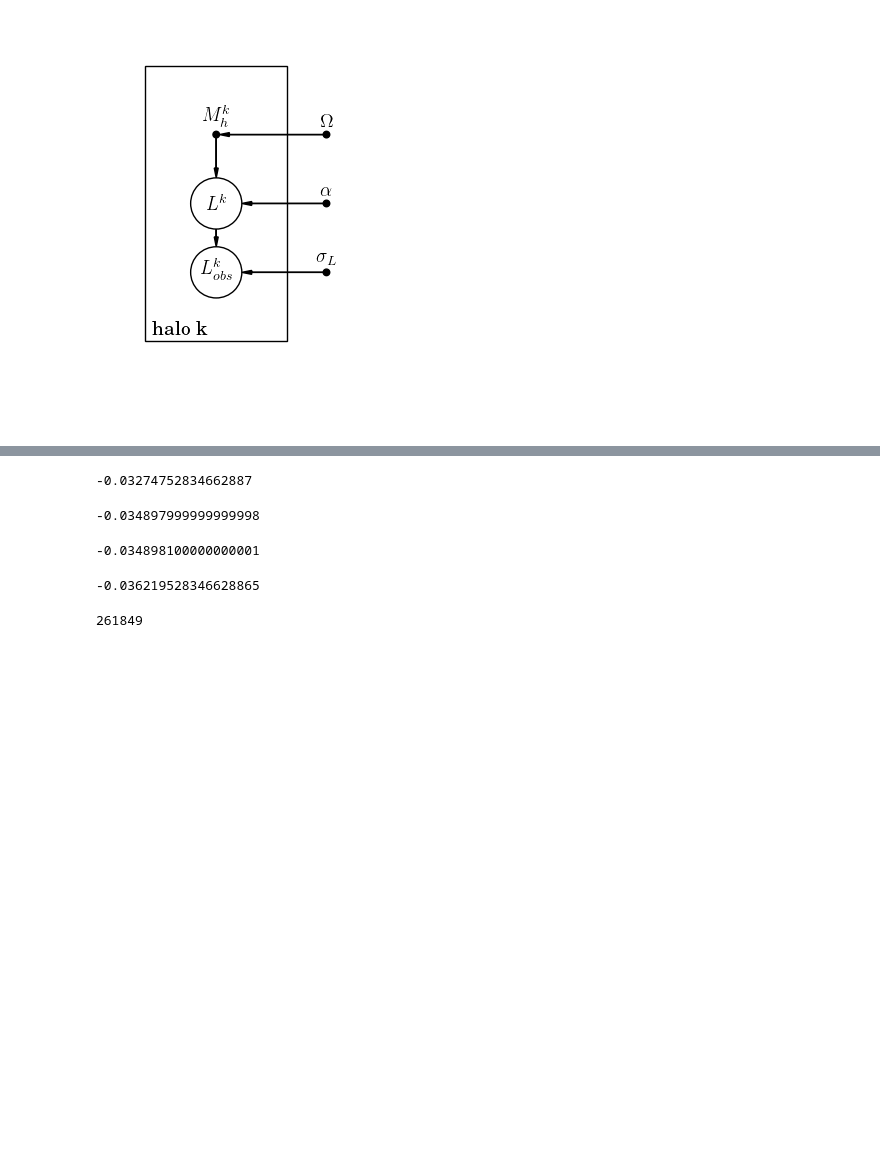
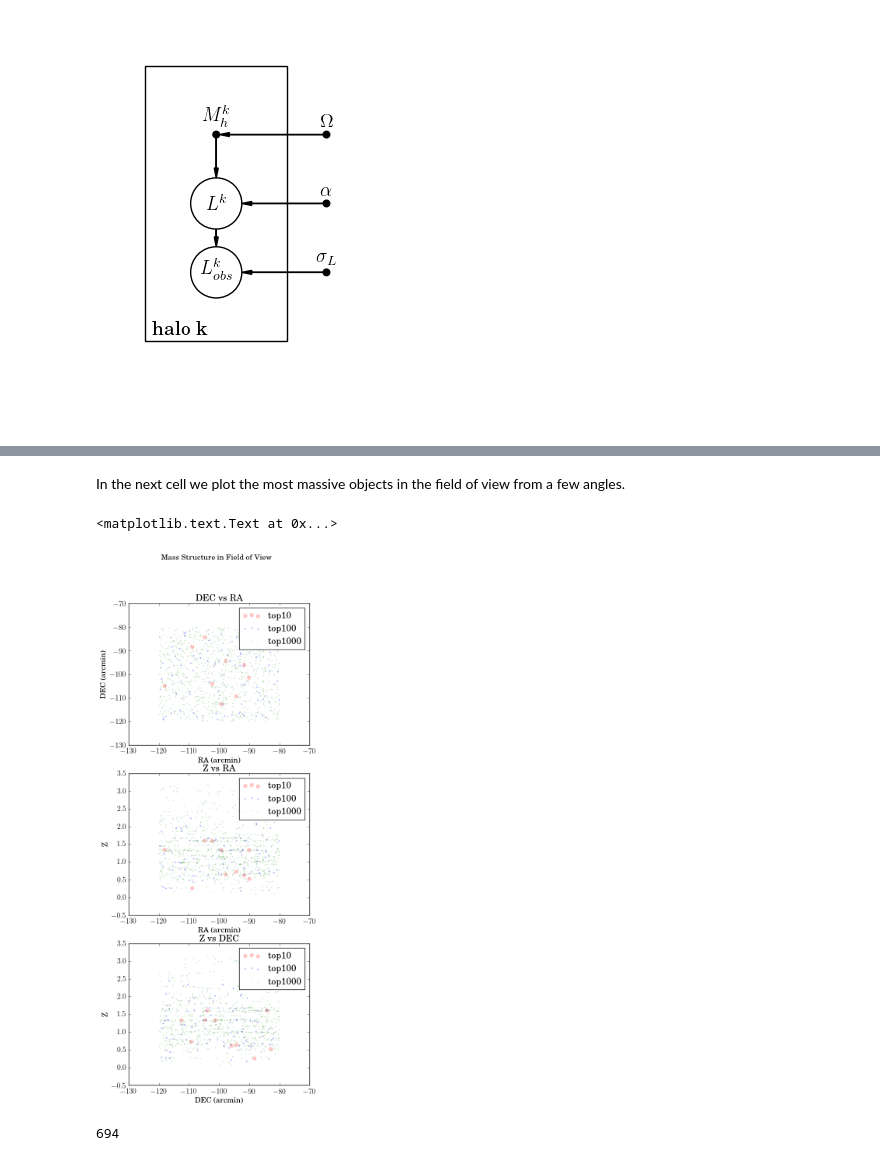
Before and after one commit to davidthomas5412/PanglossNotebooks, a Jupyter notebook: MassLuminosityProject/GenerateMockData1_2017_01_18.ipynb, the cells around one changed output, grey strips where cells are left out. Saved outputs shown, nothing was run; the diff lists cells and outputs as text; code cells hidden in the pictures; blank space fills up the shorter version.

Commit message:
added field of view plot

```diff
--- a/MassLuminosityProject/GenerateMockData1_2017_01_18.ipynb
+++ b/MassLuminosityProject/GenerateMockData1_2017_01_18.ipynb
@@ -121,20 +86,64 @@ ra_f
-# %%
-ra_i
-# %% [output]
--0.03274752834662887
-# %%
-guo['ra'].min()
-# %% [output]
--0.034897999999999998
-# %%
-guo['dec'].min()
-# %% [output]
--0.034898100000000001
-# %%
-dec_i
-# %% [output]
--0.036219528346628865
+# %% [markdown]
+In the next cell we plot the most massive objects in the field of view from a few angles.
+# %%
+import matplotlib.pyplot as plt
+
+from pylab import rcParams
+rcParams['figure.figsize'] = 6, 16
+
+top10 = fov.sort(ascending=False, inplace=False, columns='mass_h')[:10]
+next100 = fov.sort(ascending=False, inplace=False, columns='mass_h')[10:100]
+next1000 = fov.sort(ascending=False, inplace=False, columns='mass_h')[100:1000]
+
+dataset = [top10, next100, next1000]
+color = ['red', 'blue', 'green']
+size = [40,4,1]
+label = ['top10','top100','top1000']
+
+ax = plt.subplot(3,1,1)
+for i in range(3):
+    plt.scatter(x=dataset[i]['ra'],
+                y=dataset[i]['dec'],
+                alpha=0.2,
+                color=color[i],
+                s=size[i]
+               )
+plt.title('DEC vs RA')
+plt.xlabel('RA (arcmin)')
+plt.ylabel('DEC (arcmin)')
+plt.legend(['top10','top100','top1000'])
+
+plt.subplot(3,1,2)
+for i in range(3):
+    plt.scatter(x=dataset[i]['ra'],
+                y=dataset[i]['z'],
+                alpha=0.2,
+                color=color[i],
+                s=size[i]
+               )
+plt.title('Z vs RA')
+plt.xlabel('RA (arcmin)')
+plt.ylabel('Z')
+plt.legend(['top10','top100','top1000'])
+
+plt.subplot(3,1,3)
+for i in range(3):
+    plt.scatter(x=dataset[i]['dec'],
+                y=dataset[i]['z'],
+                alpha=0.2,
+                color=color[i],
+                s=size[i]
+               )
+plt.title('Z vs DEC')
+plt.xlabel('DEC (arcmin)')
+plt.ylabel('Z')
+plt.legend(['top10','top100','top1000'])
+
+plt.gcf().suptitle('Mass Structure in Field of View')
+# %% [output]
+<matplotlib.text.Text at 0x...>
+[figure, added]
 # %%
-sum(guo['mass_h'] > 0)
+sum(guo['mass_h'] > 1e13)
 # %% [output]
-261849
+694
```
Also changed, not shown: parts of 9 cells of this notebook.
